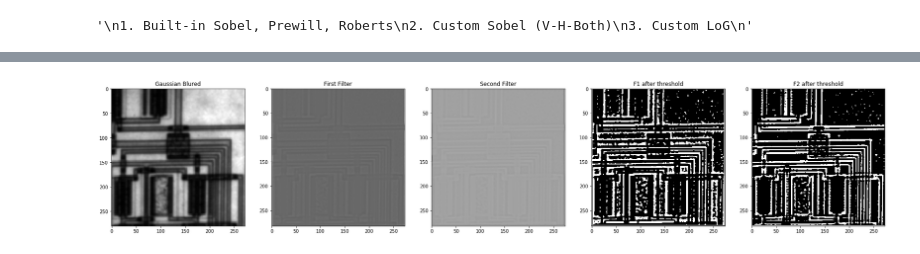
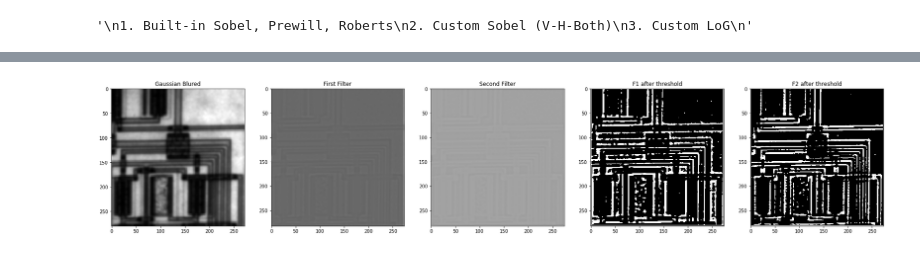
Before and after one commit to ahmedx3/Image-Processing-Labs, a Jupyter notebook: Lab5-Edge-Detection/Lab_Edge_Detection_STD.ipynb, the cells around one changed output, grey strips where cells are left out. Cells and saved outputs as stored; diff of their text form; code cells hidden in the pictures.

```diff
--- a/Lab5-Edge-Detection/Lab_Edge_Detection_STD.ipynb
+++ b/Lab5-Edge-Detection/Lab_Edge_Detection_STD.ipynb
@@ -40,7 +99,7 @@ imgsArray = []
 labelArray = []
 
 # Applying gaussian filter
-bluredImg = gaussian(img,1.5)
+bluredImg = gaussian(img,1.8)
 
 f1 = np.array([
     [-1,-1,-1],
@@ -48,34 +107,34 @@ f1 = np.array([
     [-1,-1,-1]
 ])
 
 f2 = np.array([
     [0,1,0],
     [1,-4,1],
     [0,1,0]
 ])
 
 imgsArray.append(bluredImg)
 labelArray.append("Gaussian Blured")
 
 img_f1 = convolve2d(bluredImg,f1)
 img_f2 = convolve2d(bluredImg,f2)
 
 imgsArray.append(img_f1)
 labelArray.append("First Filter")
 imgsArray.append(img_f2)
 labelArray.append("Second Filter")
 
 img_f1_after_threshold = img_f1 > 0.03
 img_f2_after_threshold = img_f2 > 0.01
 
 imgsArray.append(img_f1_after_threshold)
 labelArray.append("F1 after threshold")
 imgsArray.append(img_f2_after_threshold)
 labelArray.append("F2 after threshold")
 
 show_images(imgsArray,labelArray)
 # %% [output]
-[figure, old version]
+[figure, new version]
 # %%
 '''
 Optional
```
Also changed, not shown: parts of 6 cells of this notebook, 1 other file.
